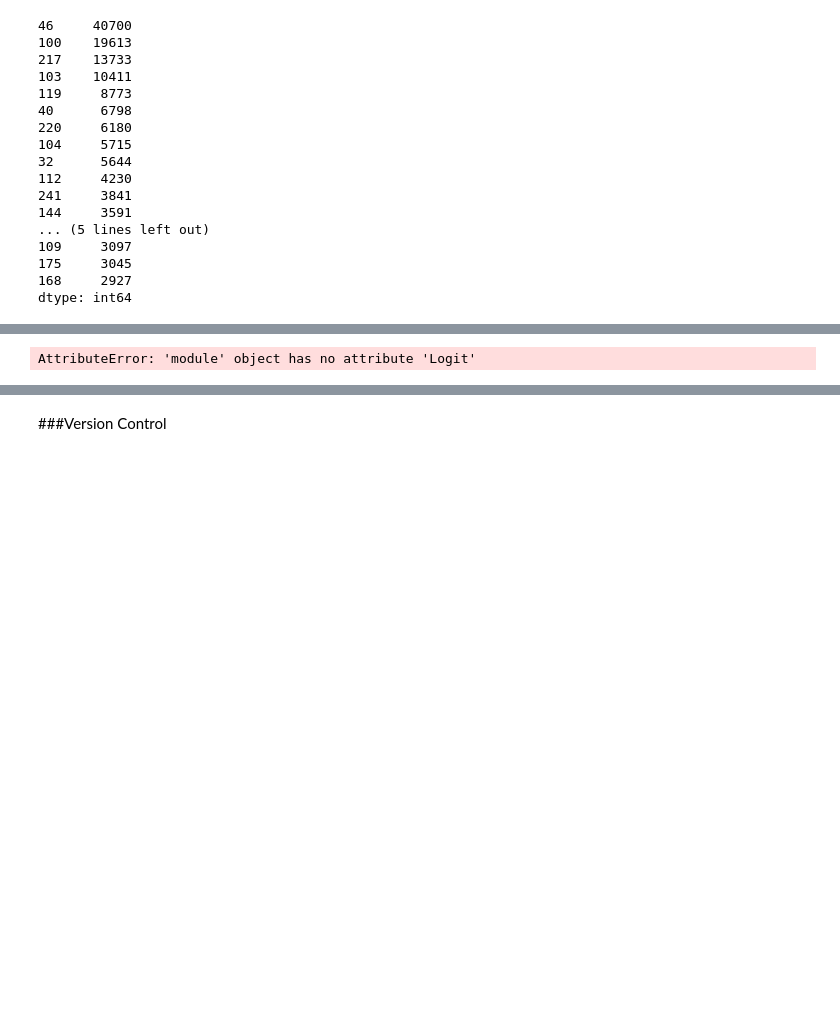
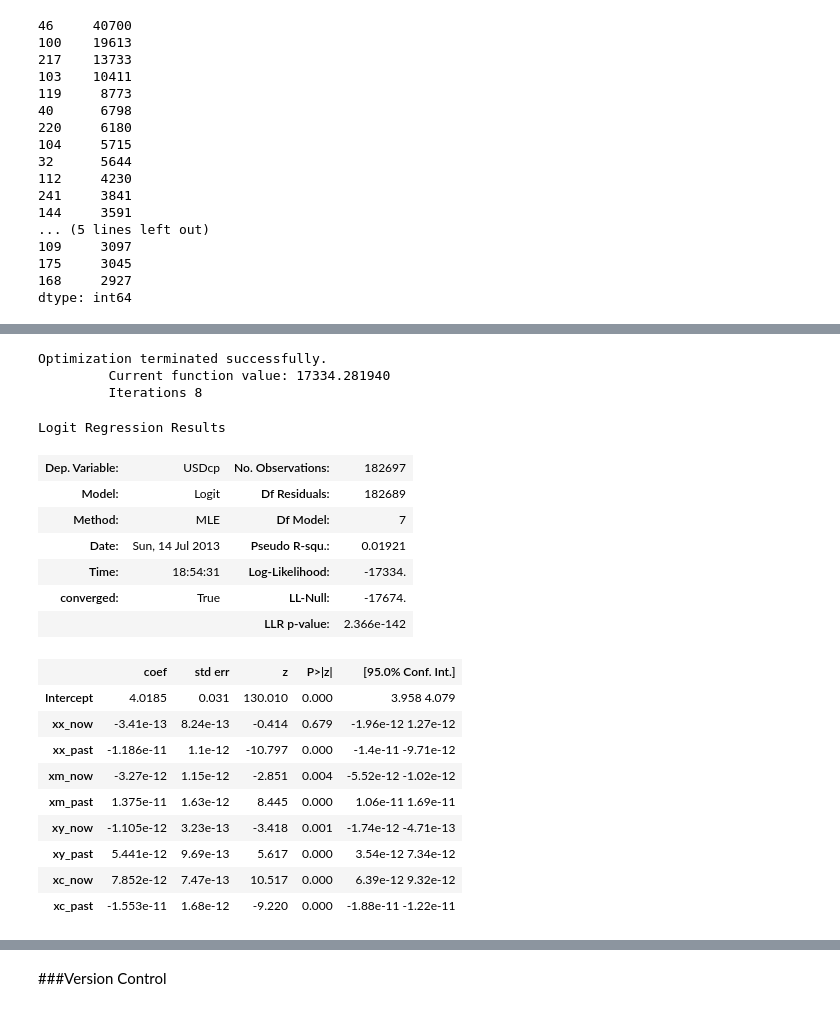
Before and after one commit to agconti/US_Dollar_Vehicle_Currency, a Jupyter notebook: Italian Trade/US_Dollar_Vehicle_Currency.ipynb, the cells around one changed output, grey strips where cells are left out. Cells and saved outputs as stored; diff of their text form; code cells hidden in the pictures; blank space fills up the shorter version.

```diff
--- a/Italian Trade/US_Dollar_Vehicle_Currency.ipynb
+++ b/Italian Trade/US_Dollar_Vehicle_Currency.ipynb
@@ -256,12 +253,32 @@ results={}           # create a bin to hold the results of all of our models
 # %%
 formula = 'USDcp ~ xx_now + xx_past + xm_now + xm_past + xy_now + xy_past + xc_now + xc_past'
 # %%
-y, x = dmatrices(formula, data=df, return_type='dataframe')# Prepare dataframe for regression
-mod = sm.Logit(y, x)   # Describe model, so it can be fitted
+y, x = dmatrices(formula, data=df.dropna(), return_type='dataframe')# Prepare dataframe for regression
+mod = Logit(y, x)   # Describe model, so it can be fitted
 res1 = mod.fit()     # Fit model
 
 results['Basic_small_exports_regression_logit']=[res1, formula] # save results for later
 res1.summary()       # Summarize model
 # %% [output]
-AttributeError: 'module' object has no attribute 'Logit'
+Optimization terminated successfully.
+         Current function value: 17334.281940
+         Iterations 8
+Logit Regression Results
+| Dep. Variable: | USDcp | No. Observations: | 182697 |
+| Model: | Logit | Df Residuals: | 182689 |
+| Method: | MLE | Df Model: | 7 |
+| Date: | Sun, 14 Jul 2013 | Pseudo R-squ.: | 0.01921 |
+| Time: | 18:54:31 | Log-Likelihood: | -17334. |
+| converged: | True | LL-Null: | -17674. |
+|  |  | LLR p-value: | 2.366e-142 |
+|  | coef | std err | z | P>|z| | [95.0% Conf. Int.] |
+| Intercept | 4.0185 | 0.031 | 130.010 | 0.000 | 3.958 4.079 |
+| xx_now | -3.41e-13 | 8.24e-13 | -0.414 | 0.679 | -1.96e-12 1.27e-12 |
+| xx_past | -1.186e-11 | 1.1e-12 | -10.797 | 0.000 | -1.4e-11 -9.71e-12 |
+| xm_now | -3.27e-12 | 1.15e-12 | -2.851 | 0.004 | -5.52e-12 -1.02e-12 |
+| xm_past | 1.375e-11 | 1.63e-12 | 8.445 | 0.000 | 1.06e-11 1.69e-11 |
+| xy_now | -1.105e-12 | 3.23e-13 | -3.418 | 0.001 | -1.74e-12 -4.71e-13 |
+| xy_past | 5.441e-12 | 9.69e-13 | 5.617 | 0.000 | 3.54e-12 7.34e-12 |
+| xc_now | 7.852e-12 | 7.47e-13 | 10.517 | 0.000 | 6.39e-12 9.32e-12 |
+| xc_past | -1.553e-11 | 1.68e-12 | -9.220 | 0.000 | -1.88e-11 -1.22e-11 |
 # %%
```
Also changed, not shown: parts of 26 cells of this notebook.
